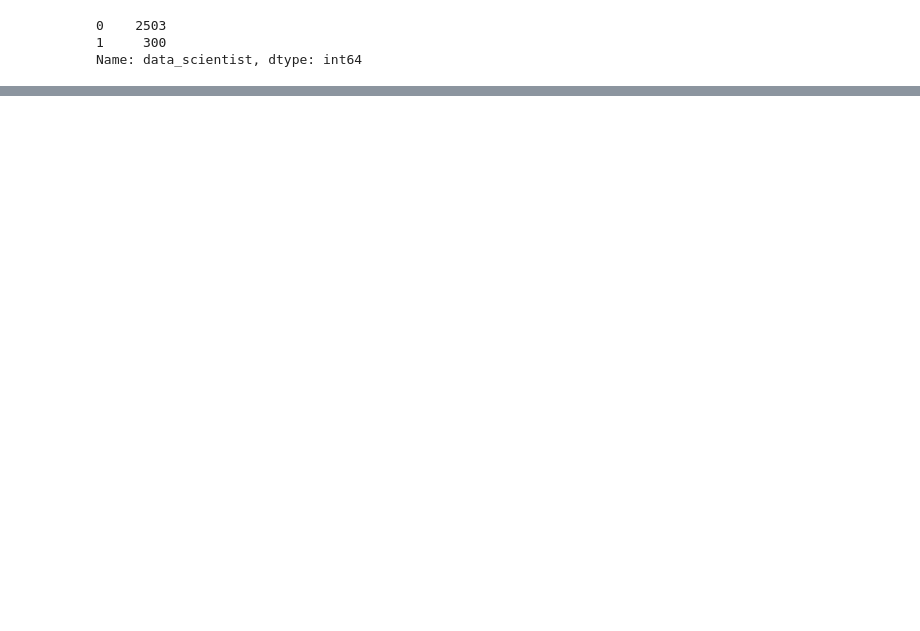
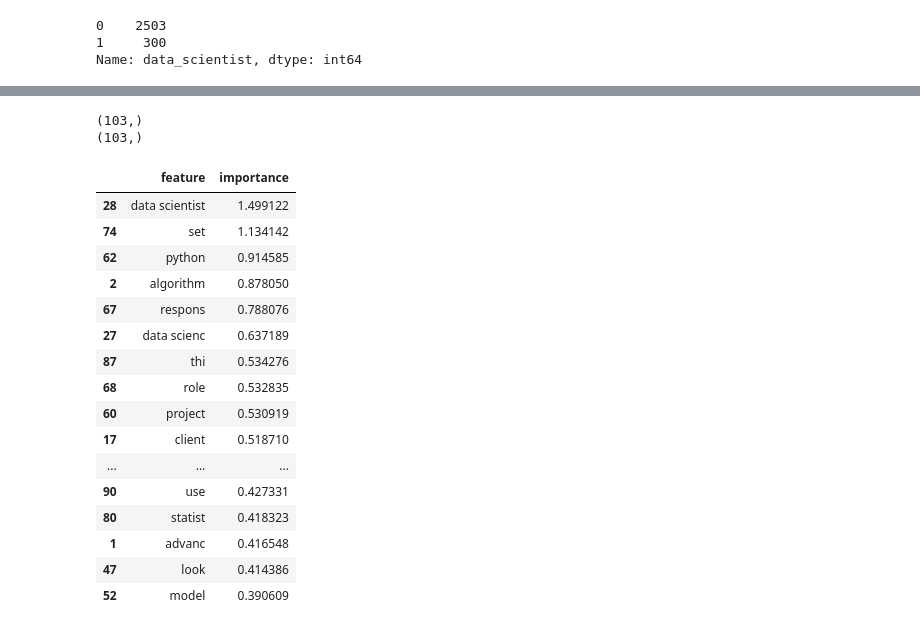
Before and after one commit to melvinperera/DSI-Projects, a Jupyter notebook: Project 4/Project 4 Cleaning and Modelling.ipynb, the cells around one changed output, grey strips where cells are left out. Saved outputs shown, nothing was run; the diff lists cells and outputs as text; code cells hidden in the pictures; blank space fills up the shorter version.

```diff
--- a/Project 4/Project 4 Cleaning and Modelling.ipynb
+++ b/Project 4/Project 4 Cleaning and Modelling.ipynb
@@ -856,10 +931,25 @@ cleaner.head()
 # %%
 X = cleaner.drop(['cleanedsalary','title','company','country','city','data_scientist'], axis=1)
 y = cleaner['data_scientist']
+# %%
+import re
+regex = re.compile('[^a-zA-Z\'-] ')
+#First parameter is the replacement, second parameter is your input string
+regex.sub(' ','abc-ed' )   #testing regex
+X['description'] = X['description'].map(lambda x:x.replace(',',' ').replace('....',' ').strip().split(' '))
+X['description'] = X['description'].map(descriptionclean)#.map(lambda x:' '.join(x).strip())
+X['description'] = X['description'].map(removestop)
+from nltk.stem import PorterStemmer
+stemmer = PorterStemmer()
+X['description'] = X['description'].map(lambda x:[stemmer.stem(word) for word in x])
+X['description'].map(lambda x:[word for word in x if word.isalpha()])
+X['description'] = X['description'].map(lambda x: " ".join(x).strip())
 # %%
 y.value_counts()
 # %% [output]
 0    2503
 1     300
 Name: data_scientist, dtype: int64
+# %%
+imbalance = 300./2503
 # %% [markdown]
@@ -870,0 +1007,12 @@ X_train, X_test, y_train, y_test = train_test_split(X, y, test_size=0.33, random
+# %%
+from sklearn.feature_extraction.text import CountVectorizer
+cvt      =  CountVectorizer(strip_accents='unicode', ngram_range=(1,2), stop_words = 'english', min_df=50)
+X_all    =  cvt.fit_transform(X_train['description'])
+columns  =  np.array(cvt.get_feature_names())          # ndarray (for indexing below)
+
+# note this is a large sparse matrix.
+#    - rows are tweets, columns are words
+X_all
+docs2 = pd.DataFrame(X_all.todense(), columns=columns)
+# %%
+features2 =  docs2.columns.append(X_train.drop('description',axis=1).columns)
@@ -870,0 +1032,34 @@ X_train, X_test, y_train, y_test = train_test_split(X, y, test_size=0.33, random
+# %%
+be = cv22.best_estimator_
+coef = be.steps[1][1].coef_
+
+print coef[0].shape
+print features2.shape
+
+fi = pd.DataFrame({
+        'feature':features2,
+        'importance':coef[0]
+    })
+
+fi.sort_values('importance', ascending=False, inplace=True)
+fi[:20]
+# %% [output]
+(103,)
+(103,)
+|  | feature | importance |
+| 28 | data scientist | 1.499122 |
+| 74 | set | 1.134142 |
+| 62 | python | 0.914585 |
+| 2 | algorithm | 0.878050 |
+| 67 | respons | 0.788076 |
+| 27 | data scienc | 0.637189 |
+| 87 | thi | 0.534276 |
+| 68 | role | 0.532835 |
+| 60 | project | 0.530919 |
+| 17 | client | 0.518710 |
+| ... | ... | ... |
+| 90 | use | 0.427331 |
+| 80 | statist | 0.418323 |
+| 1 | advanc | 0.416548 |
+| 47 | look | 0.414386 |
+| 52 | model | 0.390609 |
```
Also changed, not shown: parts of 37 cells of this notebook.
